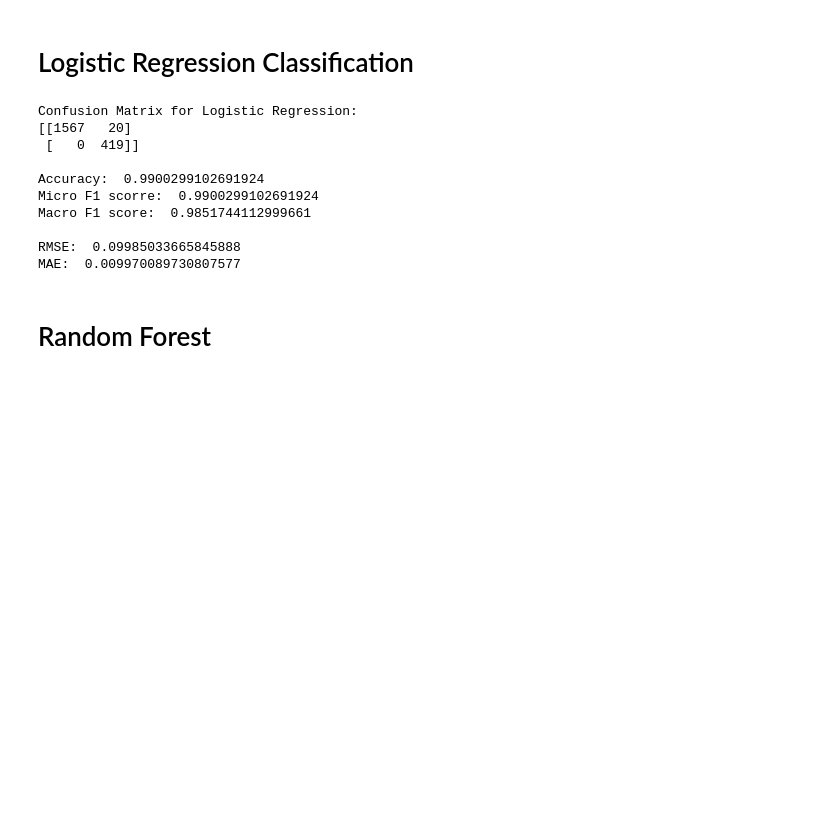
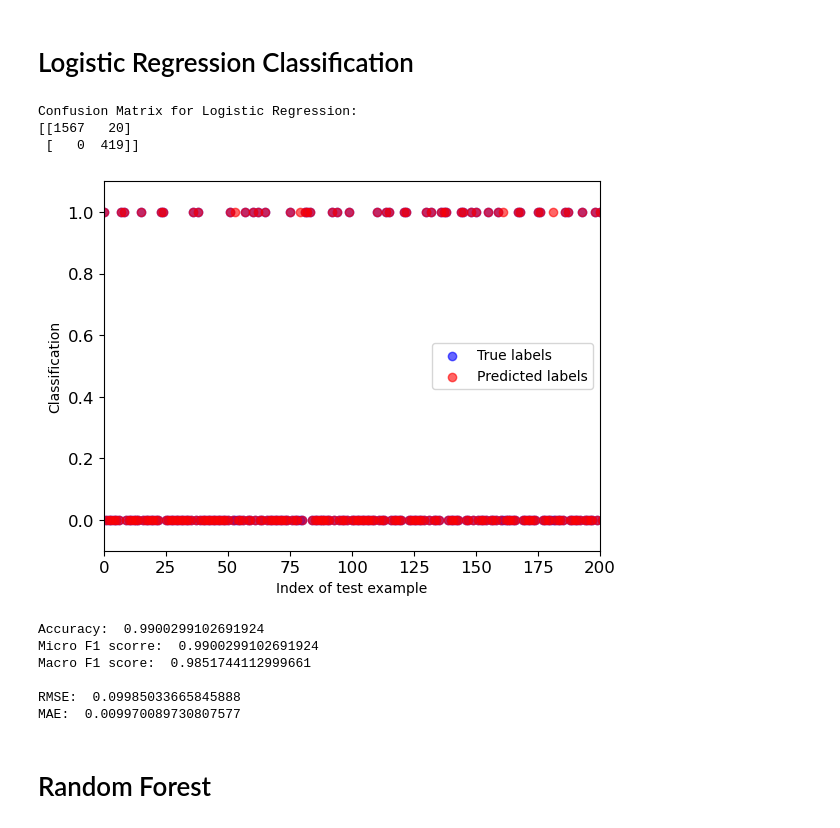
Before and after one commit to trevorsweigart/pha-classification, a Jupyter notebook: pha-classification.ipynb, the cells around one changed output. Drawn from its saved outputs; the diff is of its cells as text; code cells hidden in the pictures; blank space fills up the shorter version.

Commit message:
feat: add scatter plots

```diff
--- a/pha-classification.ipynb
+++ b/pha-classification.ipynb
@@ -138,40 +138,51 @@ def logistic_regression():
     log_reg.fit(X_train, y_train)
 
     #Make predictions
     y_pred = log_reg.predict(X_test)
 
     #Model metrics
     log_reg_accuracy = accuracy_score(y_test, y_pred)
     log_reg_microf1 = f1_score(y_test, y_pred, average="micro")
     log_reg_macrof1 = f1_score(y_test, y_pred, average="macro")
     # Calculate RMSE and MAE
     log_reg_rmse = np.sqrt(mean_squared_error(y_test, y_pred))
     log_reg_mae = mean_absolute_error(y_test, y_pred)
 
     cm_log_reg = confusion_matrix(y_test, y_pred)
     print("Confusion Matrix for Logistic Regression:")
     print(cm_log_reg)
+    print()
+
+    indices = np.arange(len(y_test))
+    plt.scatter(indices, y_test, color="blue", label="True labels", alpha=0.6)
+    plt.scatter(indices, y_pred, color="red", label="Predicted labels", alpha=0.6)
+    plt.xlabel("Index of test example", fontsize=10)
+    plt.ylabel("Classification", fontsize=10, rotation=90)
+    plt.ylim(-0.1, 1.1)
+    plt.xlim(0, 200)
+    plt.legend()
+    plt.show()
 
     return log_reg, log_reg_accuracy, log_reg_microf1, log_reg_macrof1, log_reg_rmse, log_reg_mae
 
 log_reg, log_reg_accuracy, log_reg_microf1, log_reg_macrof1, log_reg_rmse, log_reg_mae = logistic_regression()
 
 print("\nAccuracy: ", log_reg_accuracy)
 print("Micro F1 scorre: ", log_reg_microf1)
 print("Macro F1 score: ", log_reg_macrof1)
 print("\nRMSE: ", log_reg_rmse)
 print("MAE: ", log_reg_mae)
 # %% [output]
 Confusion Matrix for Logistic Regression:
 [[1567   20]
  [   0  419]]
-
-Accuracy:  0.9900299102691924
-Micro F1 scorre:  0.9900299102691924
-Macro F1 score:  0.9851744112999661
-
-RMSE:  0.09985033665845888
-MAE:  0.009970089730807577
+[figure, added]
+Accuracy:  0.9900299102691924
+Micro F1 scorre:  0.9900299102691924
+Macro F1 score:  0.9851744112999661
+
+RMSE:  0.09985033665845888
+MAE:  0.009970089730807577
 # %% [markdown]
 # Random Forest
 # %%
```
Also changed, not shown: parts of 3 cells of this notebook.
